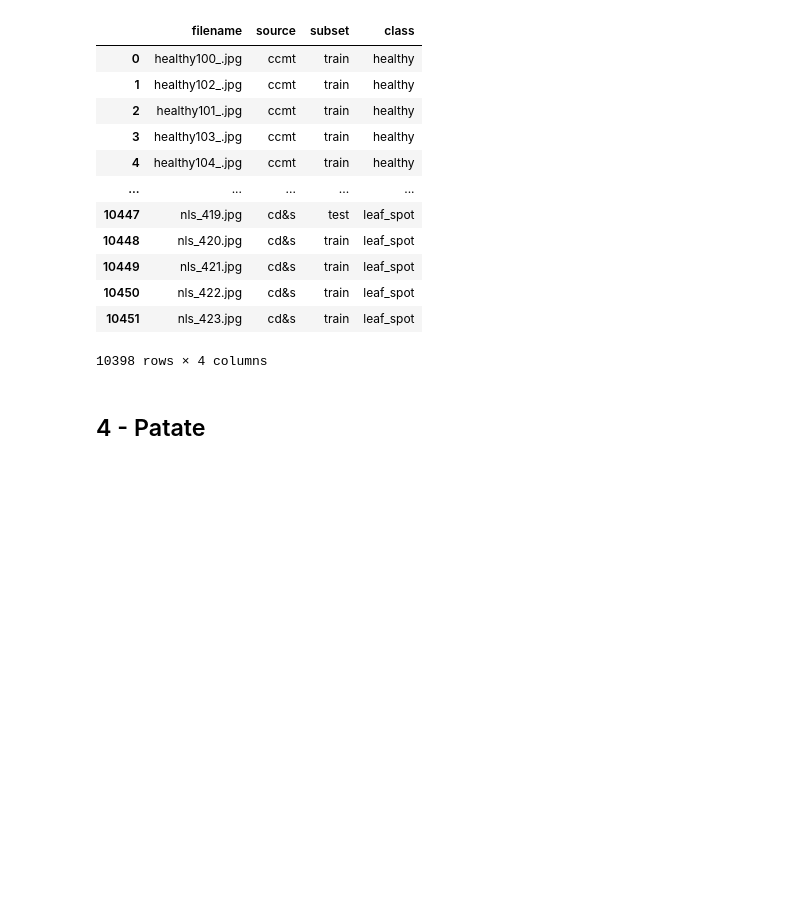
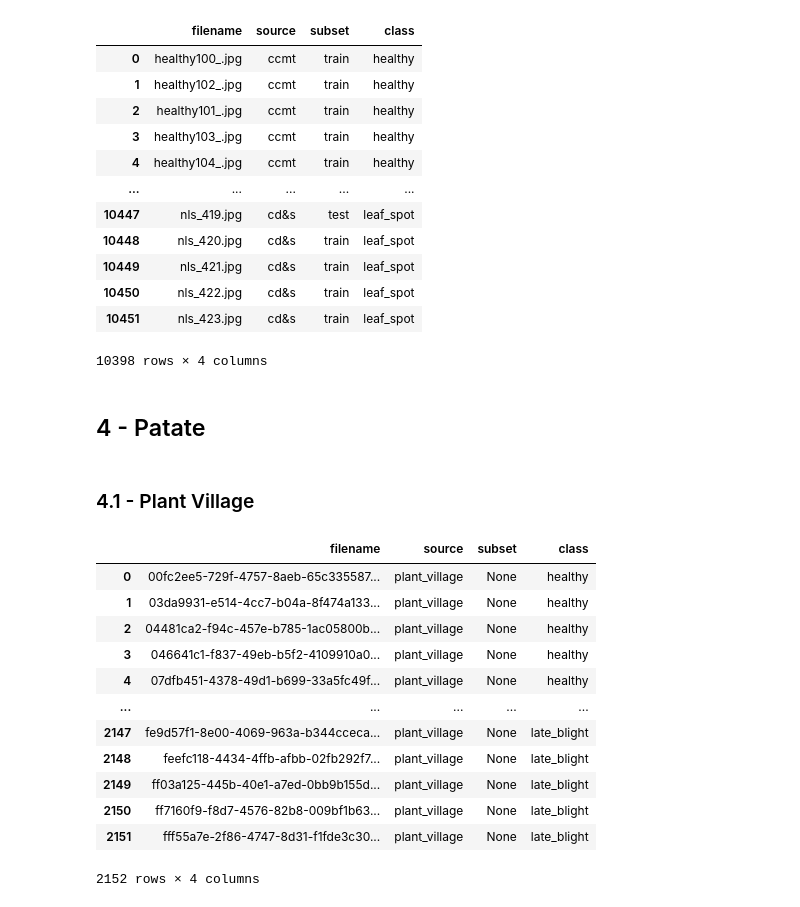
Before and after one commit to maxbhardy/happybud, a Jupyter notebook: training/dataset/create_dataset.ipynb, the cells around one changed output. Cells and saved outputs as stored; diff of their text form; code cells hidden in the pictures; blank space fills up the shorter version.

```diff
--- a/training/dataset/create_dataset.ipynb
+++ b/training/dataset/create_dataset.ipynb
@@ -1727,3 +1727,59 @@ dataset
 10398 rows × 4 columns
 # %% [markdown]
 ## 4 - Patate
+# %% [markdown]
+### 4.1 - Plant Village
+# %%
+# Classes
+classes = [
+    "healthy",
+    "early_blight",
+    "late_blight",
+]
+
+source_classes = [
+    "Potato___healthy",
+    "Potato___Early_blight",
+    "Potato___Late_blight",
+]
+
+
+# ccmt_dataset = pd.DataFrame(columns=["filename", "source"] + classes)
+plantvillage_dataset = []
+
+# Copier les images et écrire dans le dataset
+source = pathlib.Path("../data/plantvillage dataset/color/")
+dest = pathlib.Path("potato")
+
+for c, sc in zip(classes, source_classes):
+    files = list((source / sc).iterdir())
+    filenames = [f.name.replace(" ", "_") for f in files]
+
+    tmp_dataset = pd.DataFrame(
+        {"filename": filenames, "source": "plant_village", "subset": None, "class": c},
+    )
+
+    plantvillage_dataset.append(tmp_dataset)
+
+    # Copie du fichier
+    for f in files:
+        if not (dest / f.name).exists():
+            shutil.copy2(f, dest / f.name.replace(" ", "_"))
+
+
+plantvillage_dataset = pd.concat(plantvillage_dataset, ignore_index=True)
+plantvillage_dataset
+# %% [output]
+|  | filename | source | subset | class |
+| 0 | 00fc2ee5-729f-4757-8aeb-65c335587... | plant_village | None | healthy |
+| 1 | 03da9931-e514-4cc7-b04a-8f474a133... | plant_village | None | healthy |
+| 2 | 04481ca2-f94c-457e-b785-1ac05800b... | plant_village | None | healthy |
+| 3 | 046641c1-f837-49eb-b5f2-4109910a0... | plant_village | None | healthy |
+| 4 | 07dfb451-4378-49d1-b699-33a5fc49f... | plant_village | None | healthy |
+| ... | ... | ... | ... | ... |
+| 2147 | fe9d57f1-8e00-4069-963a-b344cceca... | plant_village | None | late_blight |
+| 2148 | feefc118-4434-4ffb-afbb-02fb292f7... | plant_village | None | late_blight |
+| 2149 | ff03a125-445b-40e1-a7ed-0bb9b155d... | plant_village | None | late_blight |
+| 2150 | ff7160f9-f8d7-4576-82b8-009bf1b63... | plant_village | None | late_blight |
+| 2151 | fff55a7e-2f86-4747-8d31-f1fde3c30... | plant_village | None | late_blight |
+2152 rows × 4 columns
```
Also changed, not shown: parts of 19 cells of this notebook, 4 other files.
